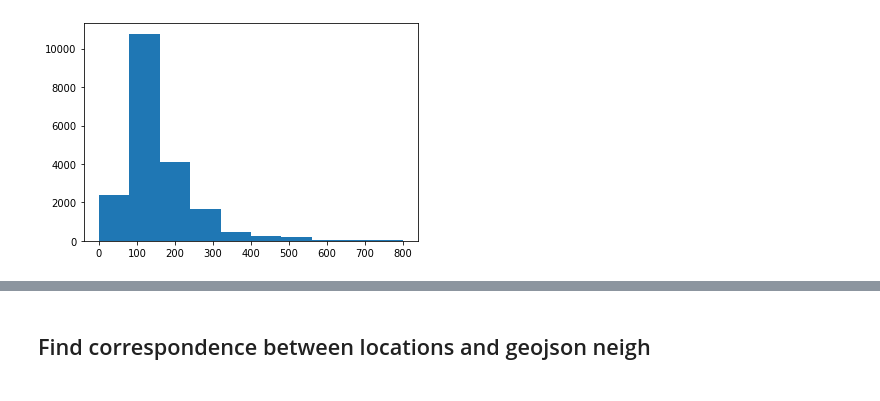
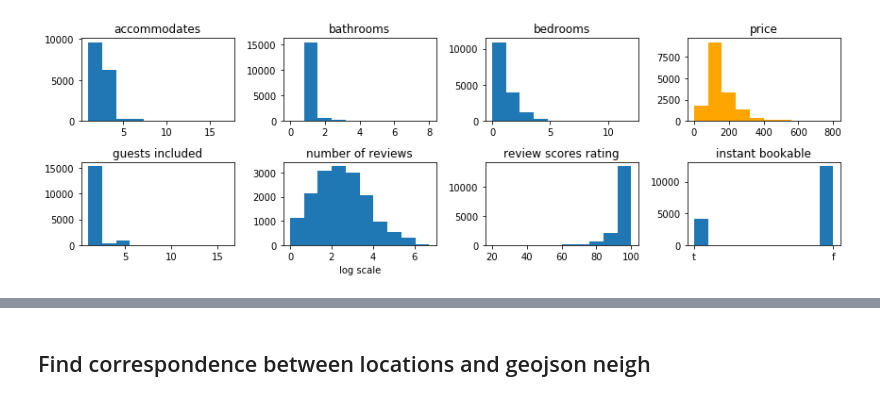
Before and after one commit to mberaha/spatial_mixtures, a Jupyter notebook: notebooks/amsterdam_airbnb/cleaning_and_plots.ipynb, the cells around one changed output, grey strips where cells are left out. Cells and saved outputs as stored; diff of their text form; code cells hidden in the pictures.

```diff
--- a/notebooks/amsterdam_airbnb/cleaning_and_plots.ipynb
+++ b/notebooks/amsterdam_airbnb/cleaning_and_plots.ipynb
@@ -21,11 +72,31 @@ def convert_to_float(value):
     return float(string)
 
 data['price'] = data['price'].apply(lambda x: convert_to_float(x))
-# %%
-plt.hist(data['price'].values, range=(0, 800))
-plt.show()
-# %% [output]
-[figure, removed]
+# %%
+numeric_variables = ["accommodates", "bathrooms", "bedrooms", "price", "guests_included",
+                     "number_of_reviews", "review_scores_rating", "instant_bookable"]
+
+in_log_scale = ["number_of_reviews"]
+
+fig, axes = plt.subplots(2, 4, figsize=(12, 4))
+axes = axes.flat
+
+for i, k in enumerate(numeric_variables):
+    if k == "price":
+        axes[i].hist(data[k].values, range=(0, 800), color="orange")
+    elif k in in_log_scale:
+        axes[i].hist(np.log(data[k].values))
+        axes[i].set_xlabel("log scale")
+    else:
+        axes[i].hist(data[k].values)
+    axes[i].set_title(" ".join(k.split("_")), fontsize=TITLE_FONT_SIZE)
+
+
+
+plt.tight_layout()
+plt.show()
+# %% [output]
+[figure, added]
 # %%
 # plot neighbourhoods
 plt.figure(figsize=(10,10))
```
Also changed, not shown: parts of 16 cells of this notebook.
